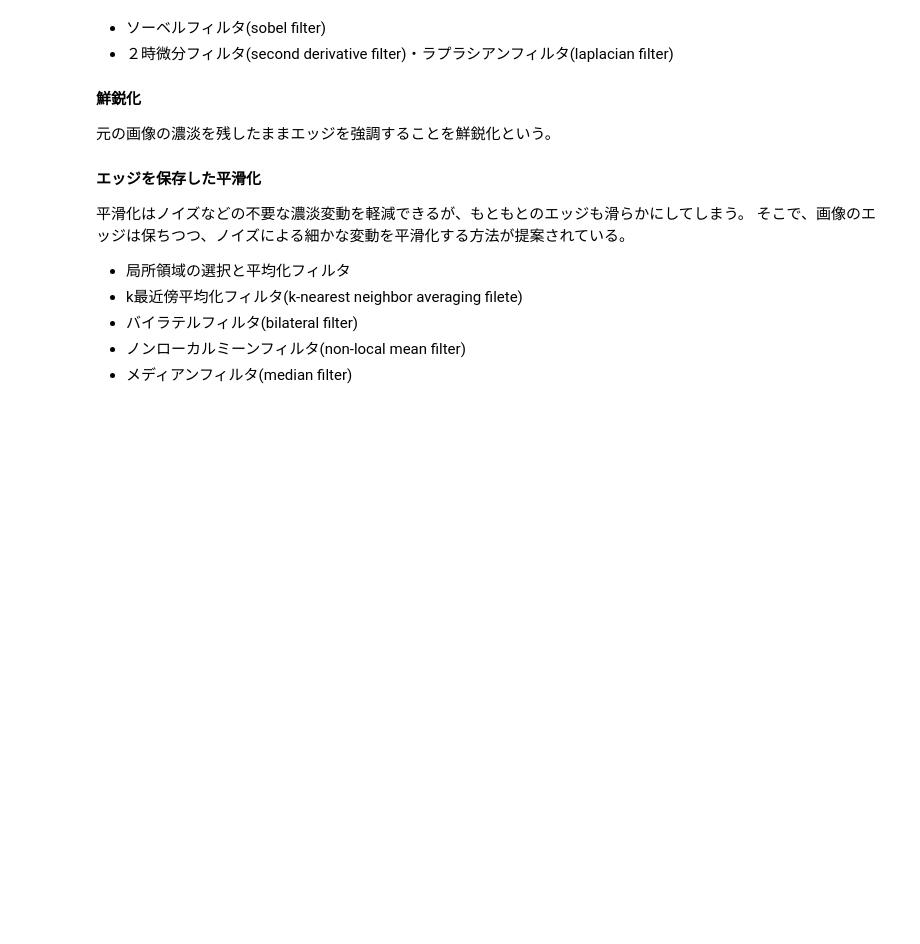
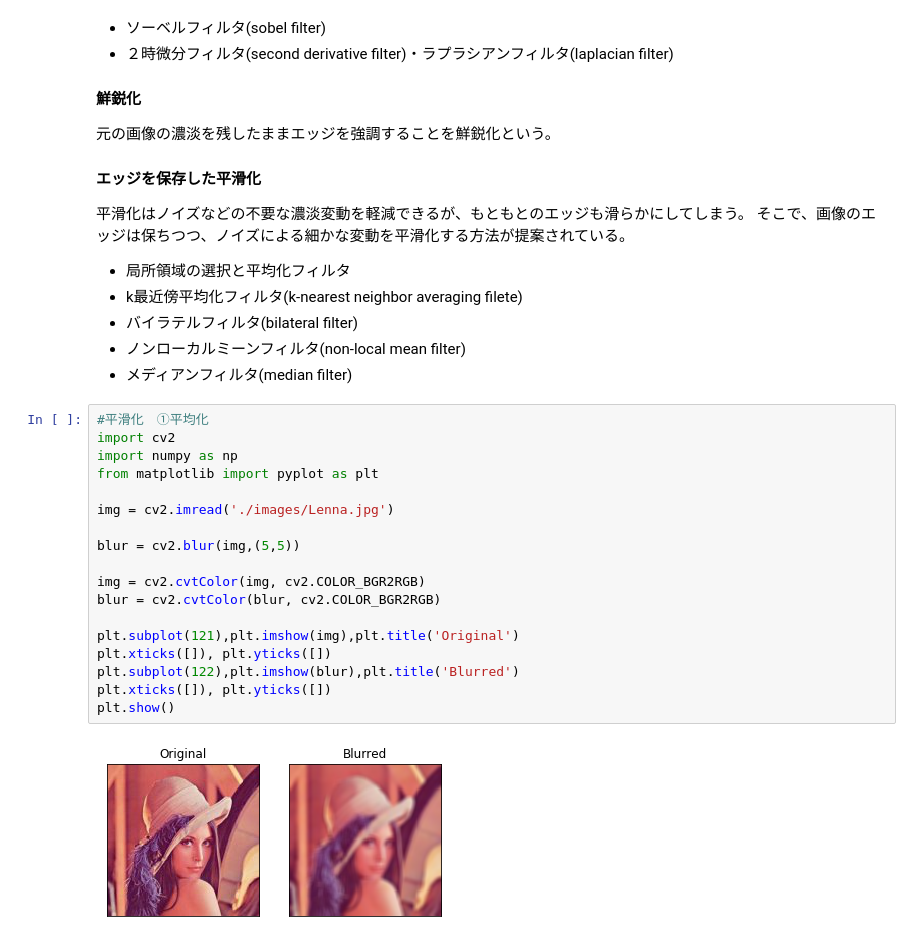
Before and after one commit to yuuy-git/Computer_vision, a Jupyter notebook: Chapter5.ipynb, the cells around one changed output. Saved outputs shown, nothing was run; the diff lists cells and outputs as text; blank space fills up the shorter version.

```diff
--- a/Chapter5.ipynb
+++ b/Chapter5.ipynb
@@ -35,3 +35,23 @@ Chapter4では入力のある１画素の値を用いて、出力画像の対応
 * バイラテルフィルタ(bilateral filter)
 * ノンローカルミーンフィルタ(non-local mean filter)
 * メディアンフィルタ(median filter)
+# %%
+#平滑化　①平均化
+import cv2
+import numpy as np
+from matplotlib import pyplot as plt
+
+img = cv2.imread('./images/Lenna.jpg')
+
+blur = cv2.blur(img,(5,5))
+
+img = cv2.cvtColor(img, cv2.COLOR_BGR2RGB)
+blur = cv2.cvtColor(blur, cv2.COLOR_BGR2RGB)
+
+plt.subplot(121),plt.imshow(img),plt.title('Original')
+plt.xticks([]), plt.yticks([])
+plt.subplot(122),plt.imshow(blur),plt.title('Blurred')
+plt.xticks([]), plt.yticks([])
+plt.show()
+# %% [output]
+[figure, added]
```
Also changed, not shown: parts of 6 cells of this notebook.
